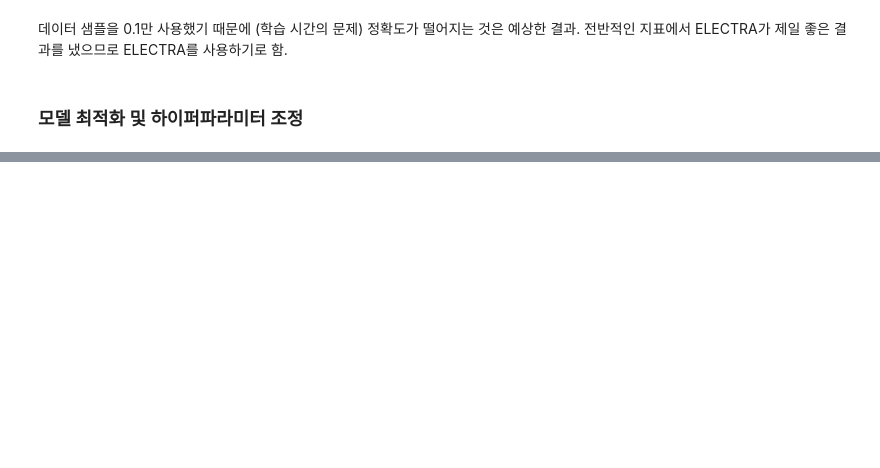
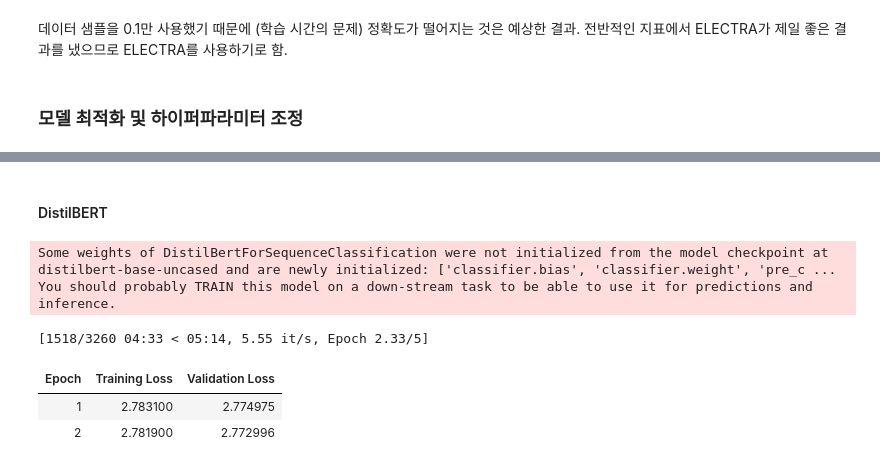
Before and after one commit to JY0723/2024-2-DL, a Jupyter notebook: DLfinal.ipynb, the cells around one changed output, grey strips where cells are left out. Drawn from its saved outputs; the diff is of its cells as text; code cells hidden in the pictures; blank space fills up the shorter version.

```diff
--- a/DLfinal.ipynb
+++ b/DLfinal.ipynb
@@ -1415,0 +835,6 @@ print(test_results_DistilBERT_Re)
+# %%
+# BERT 토크나이저 로드
+tokenizer = BertTokenizer.from_pretrained('bert-base-uncased')
+
+# GPU 설정
+device = torch.device('cuda' if torch.cuda.is_available() else 'cpu')
@@ -1415,0 +949,8 @@ print(test_results_DistilBERT_Re)
+# %%
+# 결과 출력
+for i, result in enumerate(results):
+    print(f"Combination {i + 1}: Num Epochs = {result['num_epochs']}, Weight Decay = {result['weight_decay']}, "
+          f"Learning Rate = {result['learning_rate']}, Batch Size = {result['batch_size']}, "
+          f"Eval Loss = {result['eval_loss']}, Accuracy = {result['accuracy']}, F1 Score = {result['f1_score']}")
+# %% [markdown]
+#### DistilBERT
@@ -1415,0 +1044,56 @@ print(test_results_DistilBERT_Re)
+# %%
+# 그리드 서치 파라미터 설정
+num_epochs_list = [5]
+weight_decay_list = [0.001, 0.01]
+batch_size_list = [8, 16]
+
+# MAX_LEN 정의
+MAX_LEN = 128
+
+# 결과를 저장할 리스트
+results = []
+
+# 모든 조합 생성
+param_combinations = list(itertools.product(num_epochs_list, weight_decay_list, learning_rate_list, batch_size_list))
+
+for num_epochs, weight_decay, learning_rate, batch_size in param_combinations:
+    # 전체 데이터셋을 학습용 및 테스트용으로 분리
+    train_dataset = MBTIDataset_BERT(X_train, y_train, tokenizer, MAX_LEN)
+    test_dataset = MBTIDataset_BERT(X_test, y_test, tokenizer, MAX_LEN)
+
+    # 모델 학습
+    eval_result, model, _ = train_and_evaluate(range(len(X_train)), range(len(X_train)), num_epochs, weight_decay, learning_rate, batch_size)
+
+    # Validation 데이터셋으로 예측 수행
+    trainer = Trainer(model=model)
+    test_preds = trainer.predict(test_dataset)
+    test_labels = test_preds.label_ids
+    test_logits = test_preds.predictions.argmax(axis=1)
+
+    # 정확도와 F1 스코어 계산
+    acc = accuracy_score(test_labels, test_logits)
+    f1 = f1_score(test_labels, test_logits, average='weighted')
+
+    # 결과 저장
+    results.append({
+        'num_epochs': num_epochs,
+        'weight_decay': weight_decay,
+        'learning_rate': learning_rate,
+        'batch_size': batch_size,
+        'eval_loss': eval_result['eval_loss'],
+        'accuracy': acc,
+        'f1_score': f1
+    })
+
+# 결과 출력
+for i, result in enumerate(results):
+    print(f"Combination {i + 1}: Num Epochs = {result['num_epochs']}, Weight Decay = {result['weight_decay']}, "
+          f"Learning Rate = {result['learning_rate']}, Batch Size = {result['batch_size']}, "
+          f"Eval Loss = {result['eval_loss']}, Accuracy = {result['accuracy']}, F1 Score = {result['f1_score']}")
+# %% [output]
+Some weights of DistilBertForSequenceClassification were not initialized from the model checkpoint at distilbert-base-uncased and are newly initialized: ['classifier.bias', 'classifier.weight', 'pre_c ...
+You should probably TRAIN this model on a down-stream task to be able to use it for predictions and inference.
+[1518/3260 04:33 < 05:14, 5.55 it/s, Epoch 2.33/5]
+| Epoch | Training Loss | Validation Loss |
+| 1 | 2.783100 | 2.774975 |
+| 2 | 2.781900 | 2.772996 |
```
Also changed, not shown: parts of 53 cells of this notebook.
